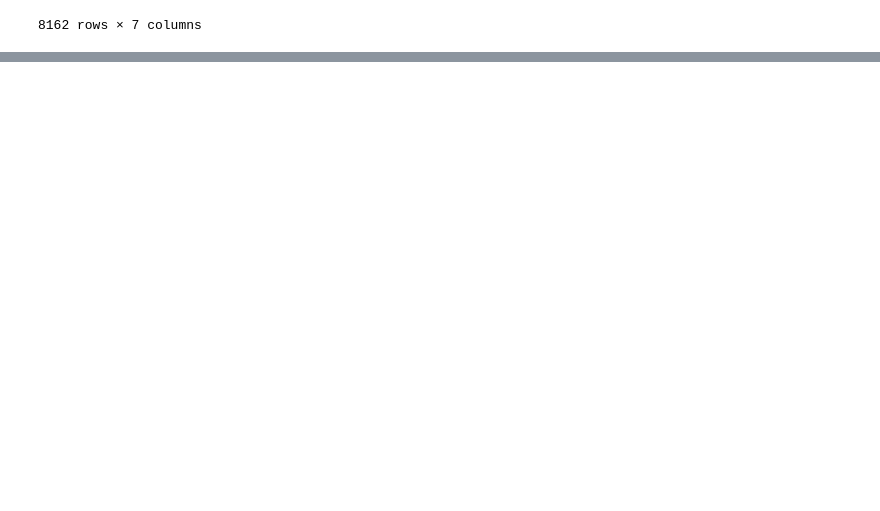
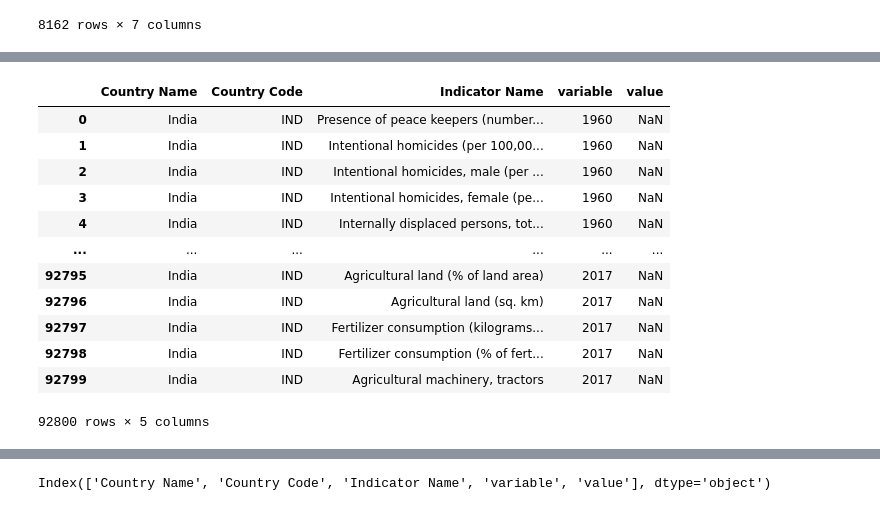
Before and after one commit to AndressaMattos/Engenharia_Dados_Growdev, a Jupyter notebook: Aula2_Join.ipynb, the cells around one changed output, grey strips where cells are left out. Cells and saved outputs as stored; diff of their text form; code cells hidden in the pictures; blank space fills up the shorter version.

```diff
--- a/Aula2_Join.ipynb
+++ b/Aula2_Join.ipynb
@@ -491,0 +549,4 @@ df_gdp
+# %%
+#Filtrando apenas a índia
+df_gdp_filter = df_gdp.loc[df_gdp['Country Name'] == 'India']
+df_gdp_filter
@@ -491,0 +587,19 @@ df_gdp
+# %%
+#Usando o Melt
+
+df_gdp_filtered = pd.melt(df_gdp_filter, id_vars=['Country Name', 'Country Code', 'Indicator Name'])
+df_gdp_filtered
+# %% [output]
+|  | Country Name | Country Code | Indicator Name | variable | value |
+| 0 | India | IND | Presence of peace keepers (number... | 1960 | NaN |
+| 1 | India | IND | Intentional homicides (per 100,00... | 1960 | NaN |
+| 2 | India | IND | Intentional homicides, male (per ... | 1960 | NaN |
+| 3 | India | IND | Intentional homicides, female (pe... | 1960 | NaN |
+| 4 | India | IND | Internally displaced persons, tot... | 1960 | NaN |
+| ... | ... | ... | ... | ... | ... |
+| 92795 | India | IND | Agricultural land (% of land area) | 2017 | NaN |
+| 92796 | India | IND | Agricultural land (sq. km) | 2017 | NaN |
+| 92797 | India | IND | Fertilizer consumption (kilograms... | 2017 | NaN |
+| 92798 | India | IND | Fertilizer consumption (% of fert... | 2017 | NaN |
+| 92799 | India | IND | Agricultural machinery, tractors | 2017 | NaN |
+92800 rows × 5 columns
@@ -491,0 +608,4 @@ df_gdp
+# %%
+df_gdp_filtered.columns
+# %% [output]
+Index(['Country Name', 'Country Code', 'Indicator Name', 'variable', 'value'], dtype='object')
```
Also changed, not shown: parts of 15 cells of this notebook.
